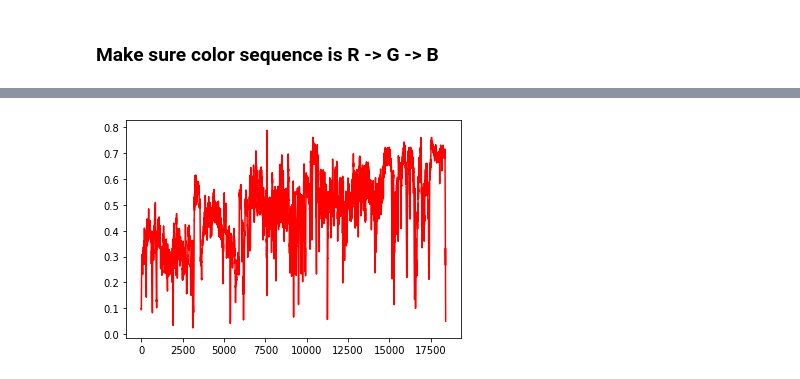
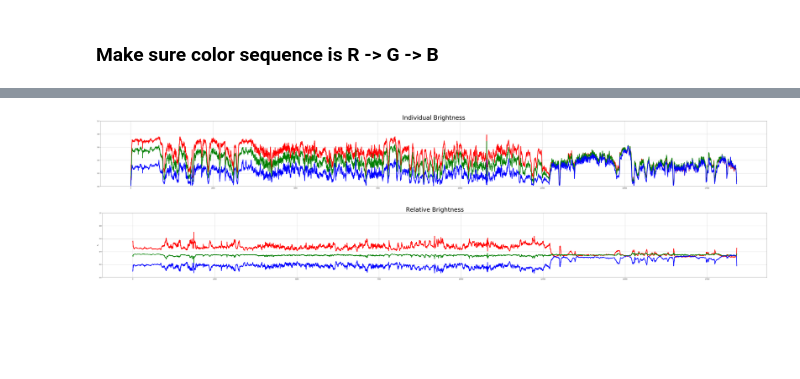
Before and after one commit to franklu2014/core_sample_analysis, a Jupyter notebook: core_sample.ipynb, the cells around one changed output, grey strips where cells are left out. Cells and saved outputs as stored; diff of their text form; code cells hidden in the pictures; blank space fills up the shorter version.

```diff
--- a/core_sample.ipynb
+++ b/core_sample.ipynb
@@ -37,17 +106,24 @@ imshow(img1_head)
 # %%
 h, w, c = img1.shape
-res = np.empty((0, 3), float)
+channel_absolute = np.empty((0, c), float)
+channel_relative = np.empty((0, c), float)
+ranges = list()
 for i in range(w):
     col_slice = img1[:, i, :]
     all_color = col_slice.sum(axis = 1)
     min_step = 1 / 255
     valid_idx = np.argwhere(all_color >= min_step).ravel()
     valid_range = range(valid_idx[0], valid_idx[-1] + 1)
+    ranges.append(valid_range)
     p = np.average(col_slice[valid_range], axis = 0)
-    res = np.vstack((p, res))
+    channel_absolute = np.vstack((channel_absolute, p))
+    rel = p / np.sum(p)
+    channel_relative = np.vstack((channel_relative, rel))
-# %%
-plt.figure()
-plt.plot(res[:, 0], c = 'r')
-plt.show()
-# %% [output]
-[figure, removed]
+# %%
+colorIntensity(channel_absolute, 'Individual Brightness', '')
+# %% [output]
+[figure, added]
+# %%
+colorIntensity(channel_relative, 'Relative Brightness', '%')
+# %% [output]
+[figure, added]
```
Also changed, not shown: parts of 8 cells of this notebook.
